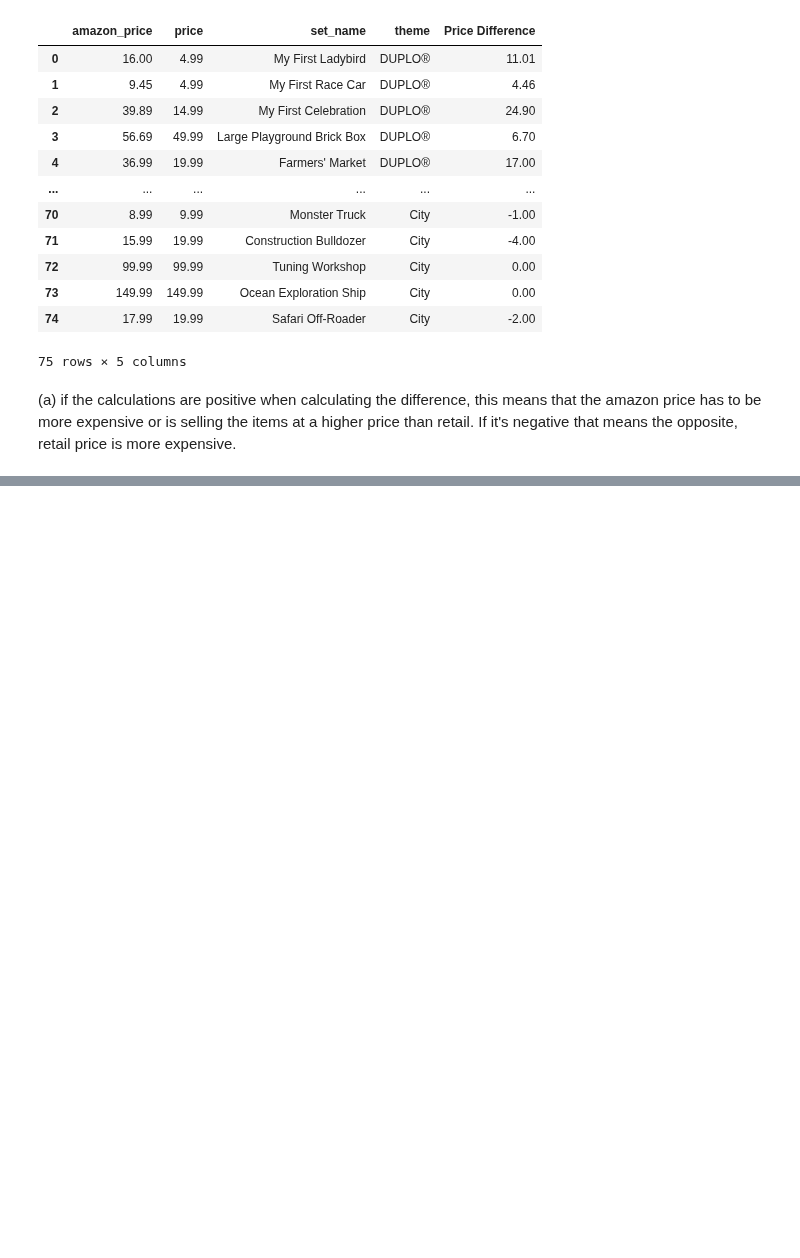
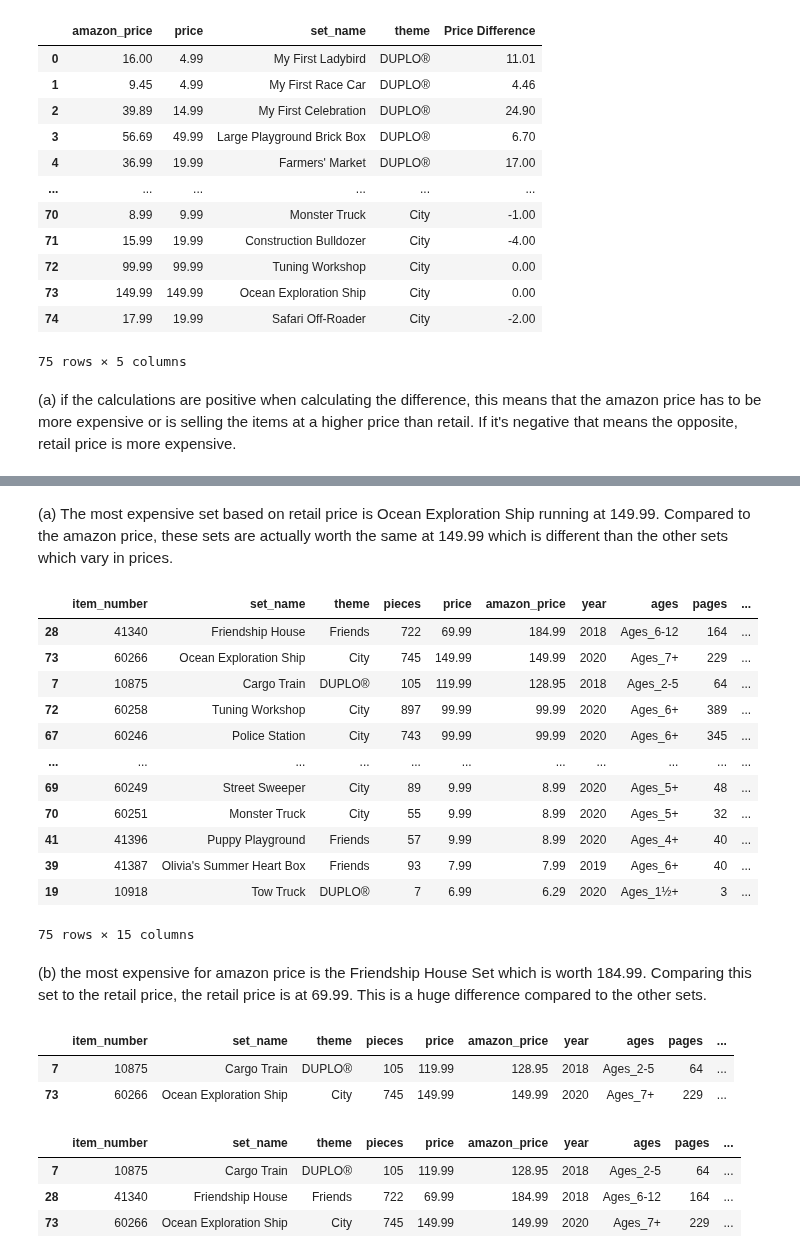
Before and after one commit to ehernandez0904/Data-101-Fall-2025, a Jupyter notebook: Exam 1/Untitled.ipynb, the cells around one changed output, grey strips where cells are left out. Saved outputs shown, nothing was run; the diff lists cells and outputs as text; code cells hidden in the pictures; blank space fills up the shorter version.

```diff
--- a/Exam 1/Untitled.ipynb
+++ b/Exam 1/Untitled.ipynb
@@ -260,0 +322,38 @@ DF[my_newcolumns]
+# %% [markdown]
+(a) The most expensive set based on retail price is Ocean Exploration Ship running at 149.99. Compared to the amazon price, these sets are actually worth the same at 149.99 which is different than the other sets which vary in prices.
+# %%
+# (b) Creating a mask for amazon price
+mask = DF['amazon_price'] == 'Most_Expensive'
+DF.sort_values(by='amazon_price',ascending=False)
+# %% [output]
+|  | item_number | set_name | theme | pieces | price | amazon_price | year | ages | pages | ... |
+| 28 | 41340 | Friendship House | Friends | 722 | 69.99 | 184.99 | 2018 | Ages_6-12 | 164 | ... |
+| 73 | 60266 | Ocean Exploration Ship | City | 745 | 149.99 | 149.99 | 2020 | Ages_7+ | 229 | ... |
+| 7 | 10875 | Cargo Train | DUPLO® | 105 | 119.99 | 128.95 | 2018 | Ages_2-5 | 64 | ... |
+| 72 | 60258 | Tuning Workshop | City | 897 | 99.99 | 99.99 | 2020 | Ages_6+ | 389 | ... |
+| 67 | 60246 | Police Station | City | 743 | 99.99 | 99.99 | 2020 | Ages_6+ | 345 | ... |
+| ... | ... | ... | ... | ... | ... | ... | ... | ... | ... | ... |
+| 69 | 60249 | Street Sweeper | City | 89 | 9.99 | 8.99 | 2020 | Ages_5+ | 48 | ... |
+| 70 | 60251 | Monster Truck | City | 55 | 9.99 | 8.99 | 2020 | Ages_5+ | 32 | ... |
+| 41 | 41396 | Puppy Playground | Friends | 57 | 9.99 | 8.99 | 2020 | Ages_4+ | 40 | ... |
+| 39 | 41387 | Olivia's Summer Heart Box | Friends | 93 | 7.99 | 7.99 | 2019 | Ages_6+ | 40 | ... |
+| 19 | 10918 | Tow Truck | DUPLO® | 7 | 6.99 | 6.29 | 2020 | Ages_1½+ | 3 | ... |
+75 rows × 15 columns
+# %% [markdown]
+(b) the most expensive for amazon price is the Friendship House Set which is worth 184.99. Comparing this set to the retail price, the retail price is at 69.99. This is a huge difference compared to the other sets.
+# %%
+# (c) Creating a mask for sets over $100
+mask = DF['price'] > 100
+DF[mask]
+# %% [output]
+|  | item_number | set_name | theme | pieces | price | amazon_price | year | ages | pages | ... |
+| 7 | 10875 | Cargo Train | DUPLO® | 105 | 119.99 | 128.95 | 2018 | Ages_2-5 | 64 | ... |
+| 73 | 60266 | Ocean Exploration Ship | City | 745 | 149.99 | 149.99 | 2020 | Ages_7+ | 229 | ... |
+# %%
+mask2 = DF['amazon_price'] > 100
+DF[mask2]
+# %% [output]
+|  | item_number | set_name | theme | pieces | price | amazon_price | year | ages | pages | ... |
+| 7 | 10875 | Cargo Train | DUPLO® | 105 | 119.99 | 128.95 | 2018 | Ages_2-5 | 64 | ... |
+| 28 | 41340 | Friendship House | Friends | 722 | 69.99 | 184.99 | 2018 | Ages_6-12 | 164 | ... |
+| 73 | 60266 | Ocean Exploration Ship | City | 745 | 149.99 | 149.99 | 2020 | Ages_7+ | 229 | ... |
```
Also changed, not shown: parts of 18 cells of this notebook.
